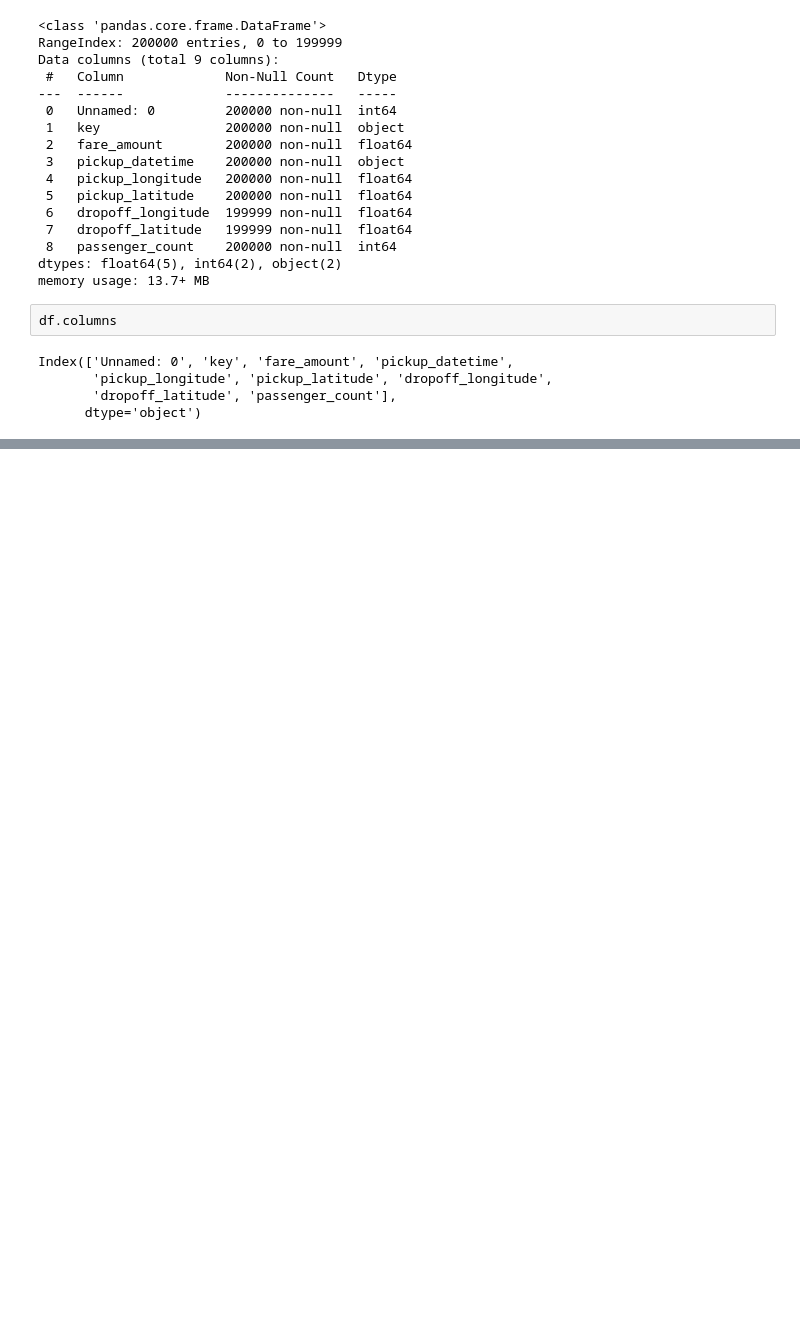
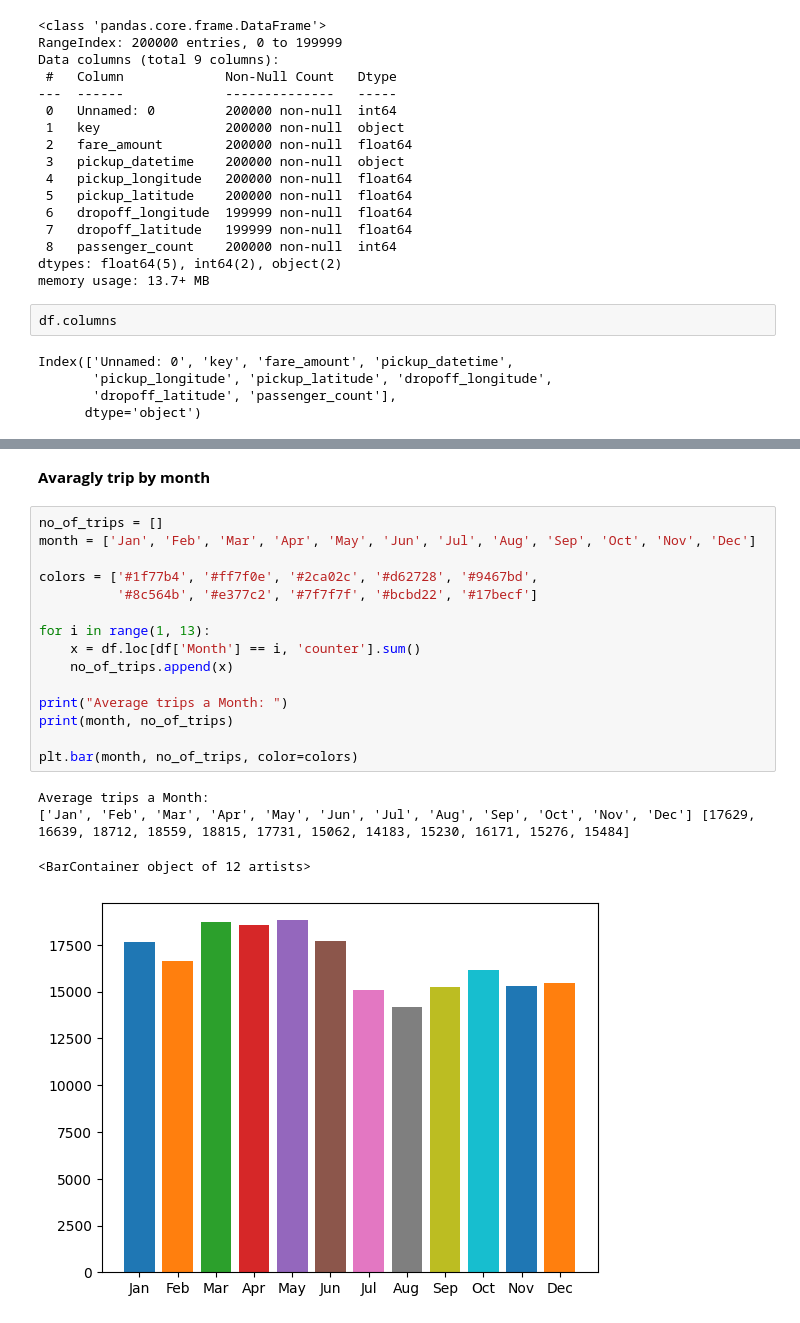
Before and after one commit to GauravAmbekar12/Uber_User_price_predition, a Jupyter notebook: file.ipynb, the cells around one changed output, grey strips where cells are left out. Cells and saved outputs as stored; diff of their text form; blank space fills up the shorter version.

```diff
--- a/file.ipynb
+++ b/file.ipynb
@@ -65,0 +180,22 @@ import matplotlib.pyplot as plt
+# %% [markdown]
+**Avaragly trip by month**
+# %%
+no_of_trips = []
+month = ['Jan', 'Feb', 'Mar', 'Apr', 'May', 'Jun', 'Jul', 'Aug', 'Sep', 'Oct', 'Nov', 'Dec']
+
+colors = ['#1f77b4', '#ff7f0e', '#2ca02c', '#d62728', '#9467bd',
+          '#8c564b', '#e377c2', '#7f7f7f', '#bcbd22', '#17becf']
+
+for i in range(1, 13):
+    x = df.loc[df['Month'] == i, 'counter'].sum()
+    no_of_trips.append(x)
+
+print("Average trips a Month: ")
+print(month, no_of_trips)
+
+plt.bar(month, no_of_trips, color=colors)
+# %% [output]
+Average trips a Month:
+['Jan', 'Feb', 'Mar', 'Apr', 'May', 'Jun', 'Jul', 'Aug', 'Sep', 'Oct', 'Nov', 'Dec'] [17629, 16639, 18712, 18559, 18815, 17731, 15062, 14183, 15230, 16171, 15276, 15484]
+<BarContainer object of 12 artists>
+[figure, added]
```
Also changed, not shown: parts of 57 cells of this notebook.
